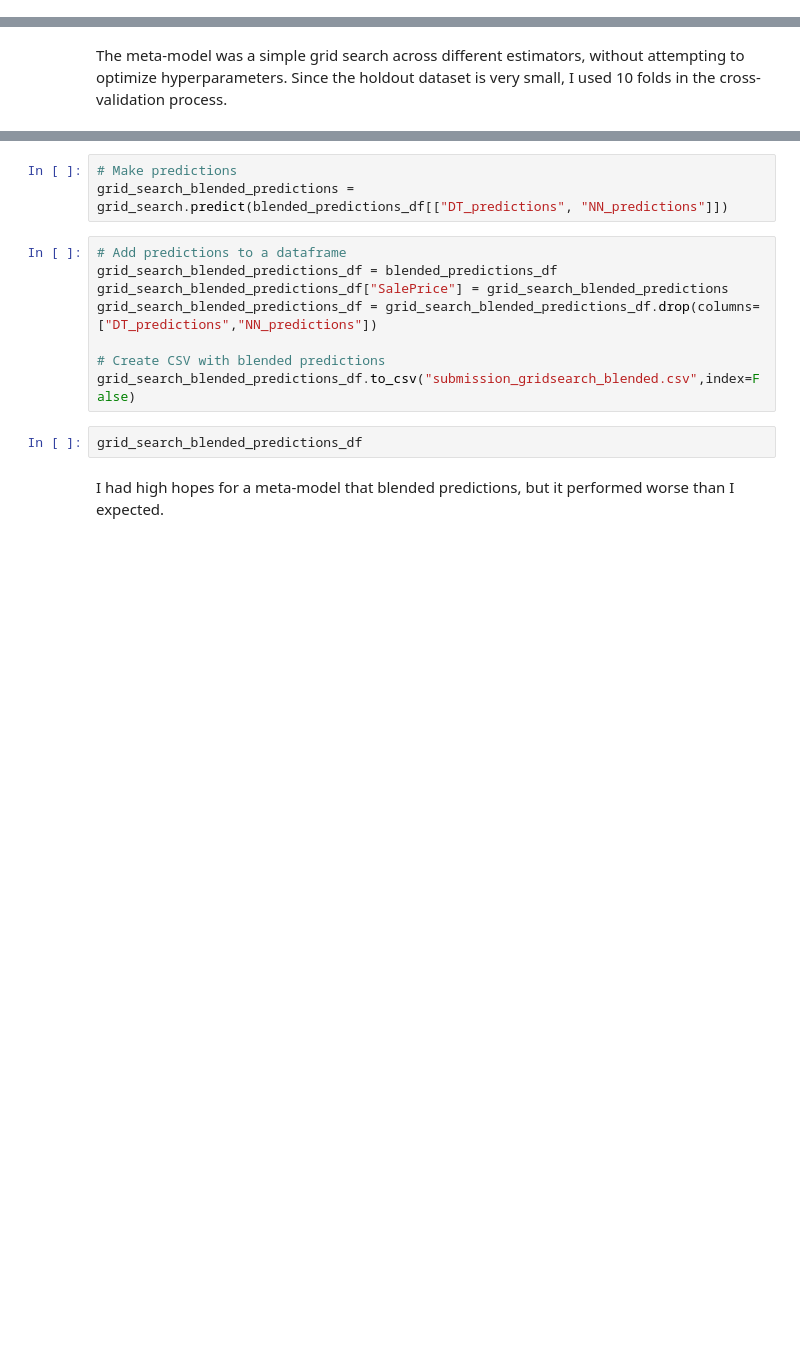
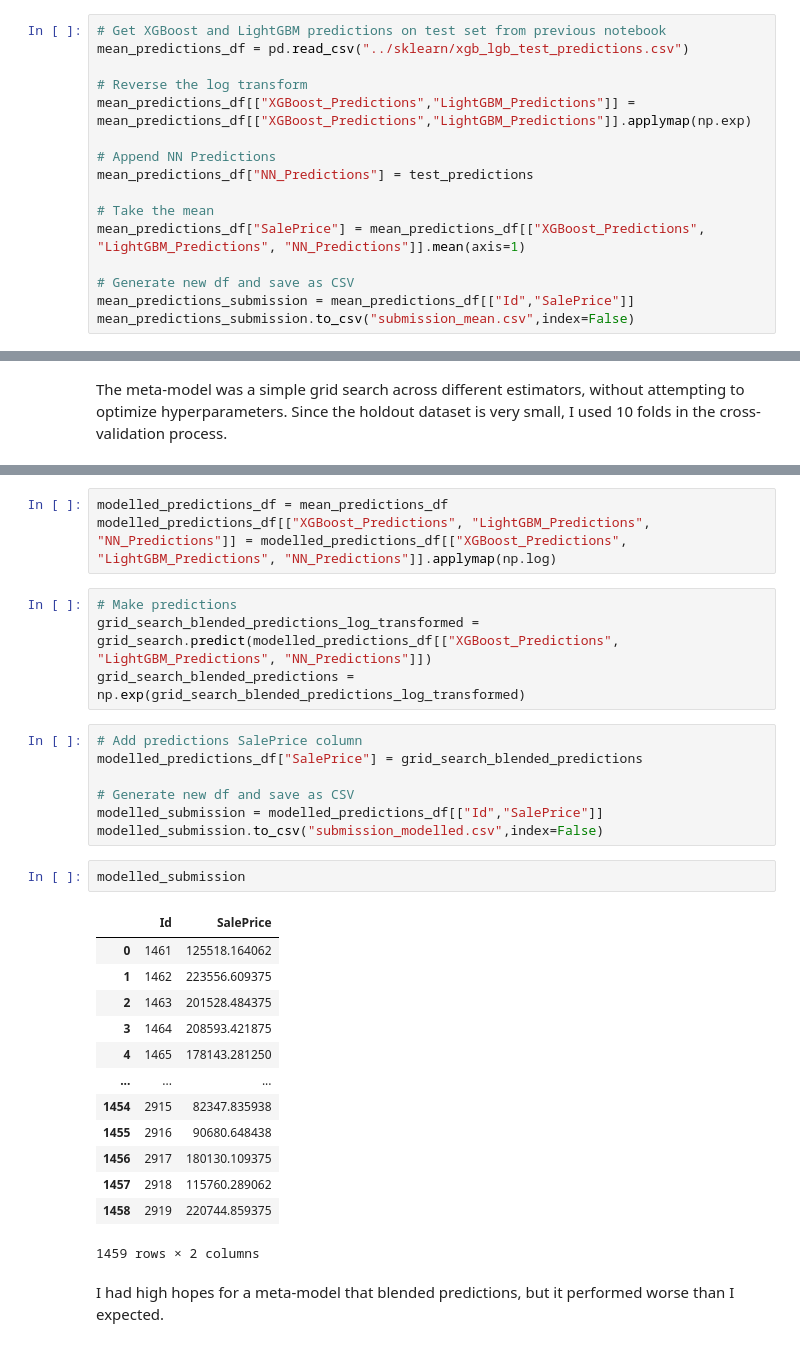
Before and after one commit to valencia21/data-science-projects, a Jupyter notebook: house-price-prediction/Models/tensorflow/tf_model_wrangling.ipynb, the cells around one changed output, grey strips where cells are left out. Cells and saved outputs as stored; diff of their text form; blank space fills up the shorter version.

Commit message:
Updated predictions

```diff
--- a/house-price-prediction/Models/tensorflow/tf_model_wrangling.ipynb
+++ b/house-price-prediction/Models/tensorflow/tf_model_wrangling.ipynb
@@ -427,0 +392,16 @@ mean_predictions.to_csv("submission_mean.csv",index=False)
+# %%
+# Get XGBoost and LightGBM predictions on test set from previous notebook
+mean_predictions_df = pd.read_csv("../sklearn/xgb_lgb_test_predictions.csv")
+
+# Reverse the log transform
+mean_predictions_df[["XGBoost_Predictions","LightGBM_Predictions"]] = mean_predictions_df[["XGBoost_Predictions","LightGBM_Predictions"]].applymap(np.exp)
+
+# Append NN Predictions
+mean_predictions_df["NN_Predictions"] = test_predictions
+
+# Take the mean
+mean_predictions_df["SalePrice"] = mean_predictions_df[["XGBoost_Predictions", "LightGBM_Predictions", "NN_Predictions"]].mean(axis=1)
+
+# Generate new df and save as CSV
+mean_predictions_submission = mean_predictions_df[["Id","SalePrice"]]
+mean_predictions_submission.to_csv("submission_mean.csv",index=False)
@@ -488,16 +486,33 @@ grid_search.cv_results_
+# %%
+modelled_predictions_df = mean_predictions_df
+modelled_predictions_df[["XGBoost_Predictions", "LightGBM_Predictions", "NN_Predictions"]] = modelled_predictions_df[["XGBoost_Predictions", "LightGBM_Predictions", "NN_Predictions"]].applymap(np.log)
 # %%
 # Make predictions
-grid_search_blended_predictions = grid_search.predict(blended_predictions_df[["DT_predictions", "NN_predictions"]])
+grid_search_blended_predictions_log_transformed = grid_search.predict(modelled_predictions_df[["XGBoost_Predictions", "LightGBM_Predictions", "NN_Predictions"]])
+grid_search_blended_predictions = np.exp(grid_search_blended_predictions_log_transformed)
 # %%
-# Add predictions to a dataframe
-grid_search_blended_predictions_df = blended_predictions_df
-grid_search_blended_predictions_df["SalePrice"] = grid_search_blended_predictions
-grid_search_blended_predictions_df = grid_search_blended_predictions_df.drop(columns=["DT_predictions","NN_predictions"])
+# Add predictions SalePrice column
+modelled_predictions_df["SalePrice"] = grid_search_blended_predictions
 
-# Create CSV with blended predictions
-grid_search_blended_predictions_df.to_csv("submission_gridsearch_blended.csv",index=False)
+# Generate new df and save as CSV
+modelled_submission = modelled_predictions_df[["Id","SalePrice"]]
+modelled_submission.to_csv("submission_modelled.csv",index=False)
 # %%
-grid_search_blended_predictions_df
+modelled_submission
+# %% [output]
+|  | Id | SalePrice |
+| 0 | 1461 | 125518.164062 |
+| 1 | 1462 | 223556.609375 |
+| 2 | 1463 | 201528.484375 |
+| 3 | 1464 | 208593.421875 |
+| 4 | 1465 | 178143.281250 |
+| ... | ... | ... |
+| 1454 | 2915 | 82347.835938 |
+| 1455 | 2916 | 90680.648438 |
+| 1456 | 2917 | 180130.109375 |
+| 1457 | 2918 | 115760.289062 |
+| 1458 | 2919 | 220744.859375 |
+1459 rows × 2 columns
 # %% [markdown]
 I had high hopes for a meta-model that blended predictions, but it performed worse than I expected.
 # %% [markdown]
```
Also changed, not shown: parts of 8 cells of this notebook, 3 other files.
